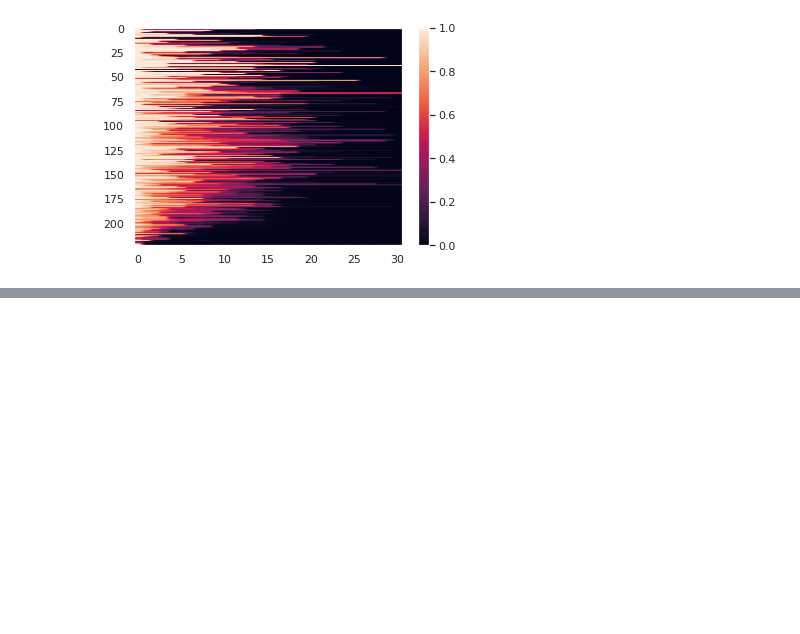
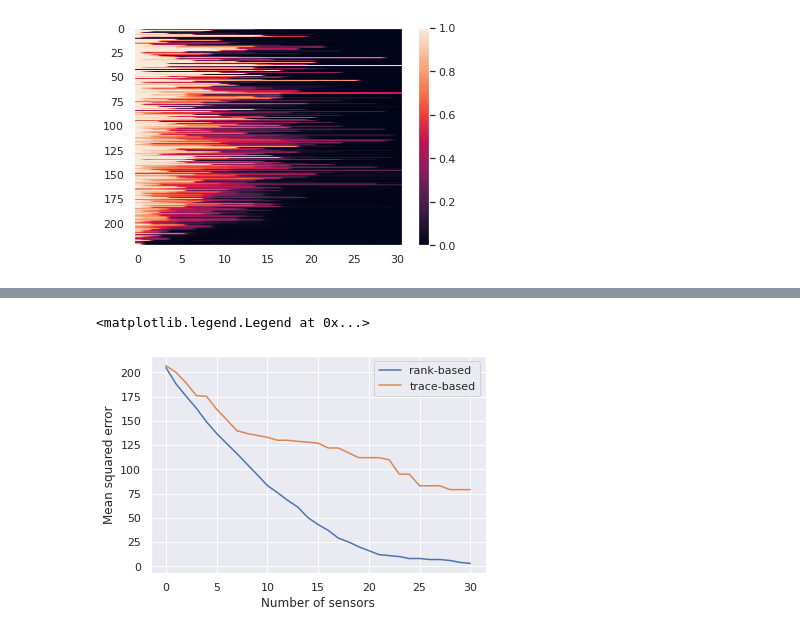
Before and after one commit to kLabUM/sensor-placement, a Jupyter notebook: notebooks/advection_diffusion_reconstruction_analysis.ipynb, the cells around one changed output, grey strips where cells are left out. Cells and saved outputs as stored; diff of their text form; code cells hidden in the pictures; blank space fills up the shorter version.

```diff
--- a/notebooks/advection_diffusion_reconstruction_analysis.ipynb
+++ b/notebooks/advection_diffusion_reconstruction_analysis.ipynb
@@ -262,0 +276,18 @@ with open('X0_hat_t.p', 'wb') as outfile:
+# %%
+X0 = (u.T).copy() # Copy to ensure contiguous array
+# %%
+C = np.eye(len(S))
+X0_hats_rl = {}
+
+first_start = time.time()
+
+for i in range(1, len(sr)):
+    sensors = sr[:i].tolist()
+    Ci = C[sensors]
+    start = time.time()
+    x0_hats_i = compute_multi_x0s(X0, S, Ci, 3600)
+    end = time.time()
+    print(f'{i}: ', end - start, ' s')
+    X0_hats_rl[i] = x0_hats_i
+
+print('Total: ', end - first_start, ' s')
@@ -262,0 +312,16 @@ with open('X0_hat_t.p', 'wb') as outfile:
+# %%
+C = np.eye(len(S))
+X0_hats_tl = {}
+
+first_start = time.time()
+
+for i in range(1, len(st)):
+    sensors = st[:i].tolist()
+    Ci = C[sensors]
+    start = time.time()
+    x0_hats_i = compute_multi_x0s(X0, S, Ci, 3600)
+    end = time.time()
+    print(f'{i}: ', end - start, ' s')
+    X0_hats_tl[i] = x0_hats_i
+
+print('Total: ', end - first_start, ' s')
@@ -262,0 +346,3 @@ with open('X0_hat_t.p', 'wb') as outfile:
+# %%
+mse_by_num_sensors_rl = np.asarray([((X0_hats_rl[i] - X0)**2).sum() for i in range(1, 32)])
+mse_by_num_sensors_tl = np.asarray([((X0_hats_tl[i] - X0)**2).sum() for i in range(1, 32)])
@@ -262,0 +352,9 @@ with open('X0_hat_t.p', 'wb') as outfile:
+# %%
+plt.plot(mse_by_num_sensors_rl, label='rank-based')
+plt.plot(mse_by_num_sensors_tl, label='trace-based')
+plt.xlabel('Number of sensors')
+plt.ylabel('Mean squared error')
+plt.legend()
+# %% [output]
+<matplotlib.legend.Legend at 0x...>
+[figure, added]
```
Also changed, not shown: parts of 8 cells of this notebook.
